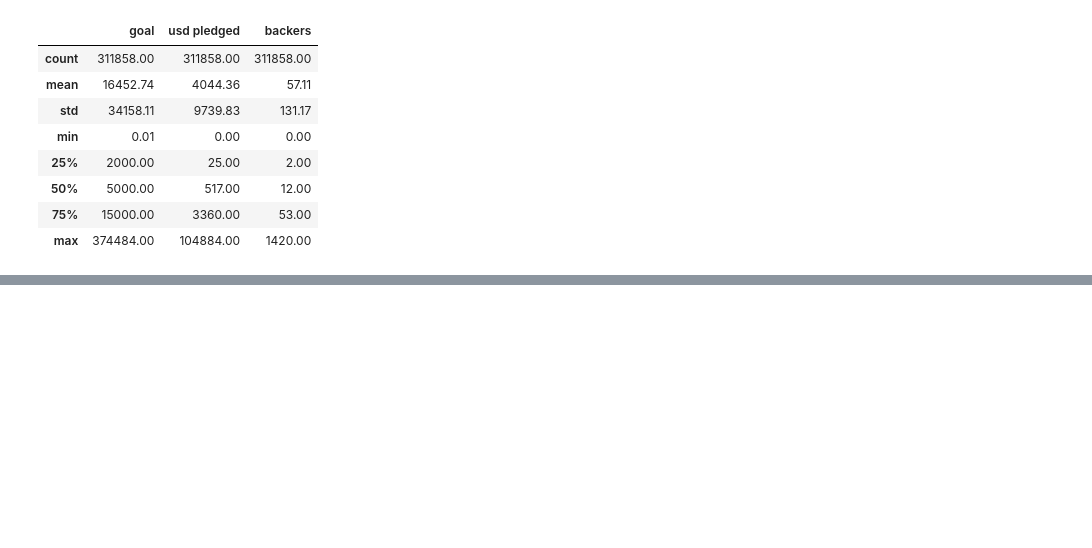
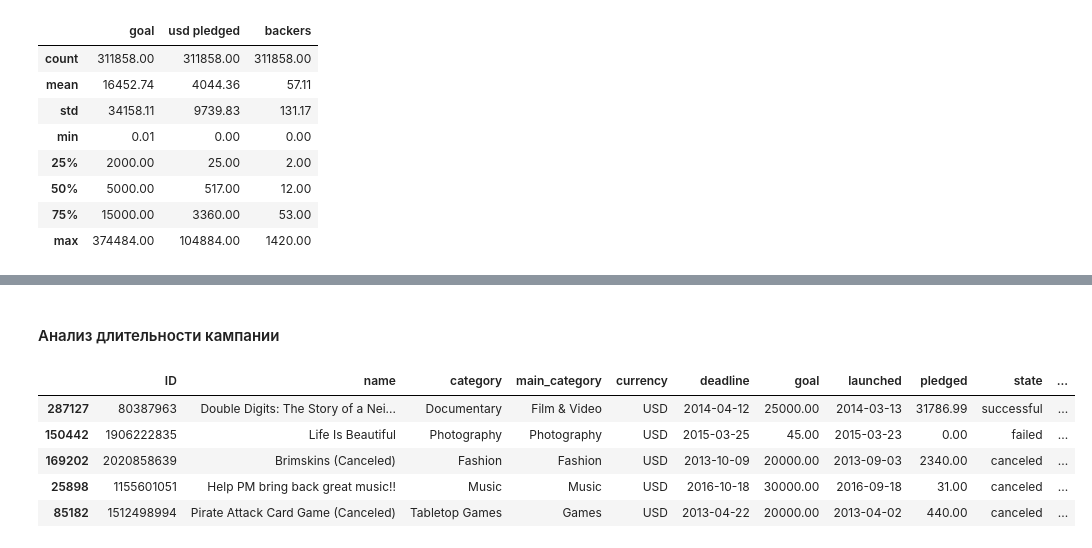
Before and after one commit to Skipper1284/Kickstarter_Dataset_Study_Project, a Jupyter notebook: Python/Kickstarter_Notebook.ipynb, the cells around one changed output, grey strips where cells are left out. Saved outputs shown, nothing was run; the diff lists cells and outputs as text; code cells hidden in the pictures; blank space fills up the shorter version.

```diff
--- a/Python/Kickstarter_Notebook.ipynb
+++ b/Python/Kickstarter_Notebook.ipynb
@@ -95,0 +219,11 @@ df[['goal','usd pledged','backers']].describe()
+# %% [markdown]
+#### Анализ длительности кампании
+# %%
+df.sample(5)
+# %% [output]
+|  | ID | name | category | main_category | currency | deadline | goal | launched | pledged | state | ... |
+| 287127 | 80387963 | Double Digits: The Story of a Nei... | Documentary | Film & Video | USD | 2014-04-12 | 25000.00 | 2014-03-13 | 31786.99 | successful | ... |
+| 150442 | 1906222835 | Life Is Beautiful | Photography | Photography | USD | 2015-03-25 | 45.00 | 2015-03-23 | 0.00 | failed | ... |
+| 169202 | 2020858639 | Brimskins (Canceled) | Fashion | Fashion | USD | 2013-10-09 | 20000.00 | 2013-09-03 | 2340.00 | canceled | ... |
+| 25898 | 1155601051 | Help PM bring back great music!! | Music | Music | USD | 2016-10-18 | 30000.00 | 2016-09-18 | 31.00 | canceled | ... |
+| 85182 | 1512498994 | Pirate Attack Card Game (Canceled) | Tabletop Games | Games | USD | 2013-04-22 | 20000.00 | 2013-04-02 | 440.00 | canceled | ... |
```
Also changed, not shown: parts of 13 cells of this notebook.
